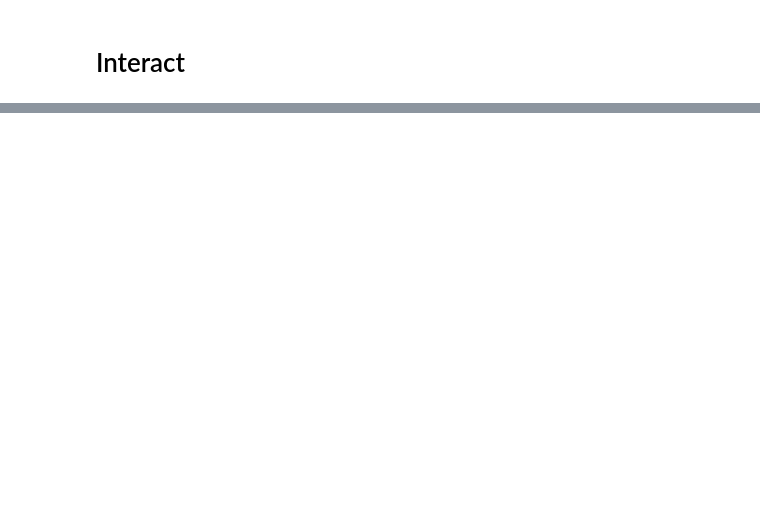
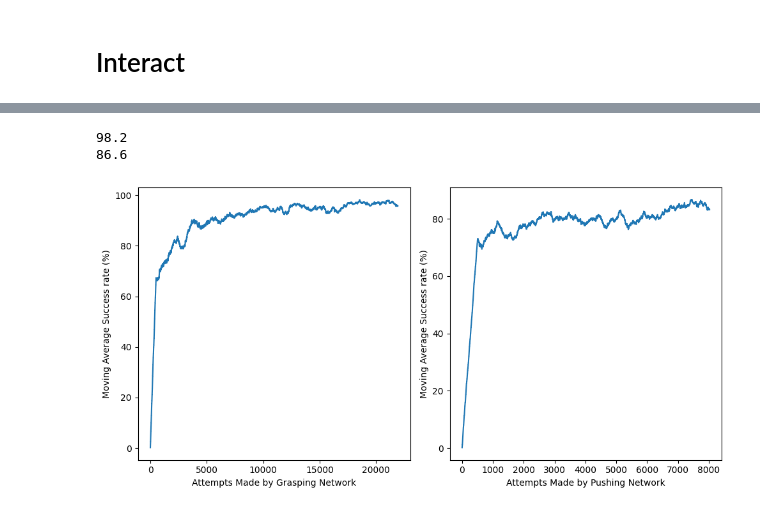
Before and after one commit to ryanyu512/vision_based_synergies_between_closed_loop_grasping_and_pushing, a Jupyter notebook: reinfocement_learning_train.ipynb, the cells around one changed output, grey strips where cells are left out. Cells and saved outputs as stored; diff of their text form; code cells hidden in the pictures; blank space fills up the shorter version.

```diff
--- a/reinfocement_learning_train.ipynb
+++ b/reinfocement_learning_train.ipynb
@@ -104,0 +108,22 @@ print(np.array(agent.push_success_rate_hist).max())
+# %%
+fig, ax = plt.subplots(1, 2)
+
+fig.set_figheight(5)
+fig.set_figwidth(10)
+
+ax[0].plot(np.array(agent.grasp_success_rate_hist)*100.)
+ax[0].set_xlabel('Attempts Made by Grasping Network')
+ax[0].set_ylabel('Moving Average Success rate (%)')
+
+ax[1].plot(np.array(agent.push_success_rate_hist)*100.)
+ax[1].set_xlabel('Attempts Made by Pushing Network')
+ax[1].set_ylabel('Moving Average Success rate (%)')
+
+fig.tight_layout()
+
+print(f'best grasp success rate: {np.array(agent.grasp_success_rate_hist).max()*100.}')
+print(f'best push success rate: {np.array(agent.push_success_rate_hist).max()*100.}')
+# %% [output]
+98.2
+86.6
+[figure, added]
```
Also changed, not shown: parts of 13 cells of this notebook, 4 other files.
